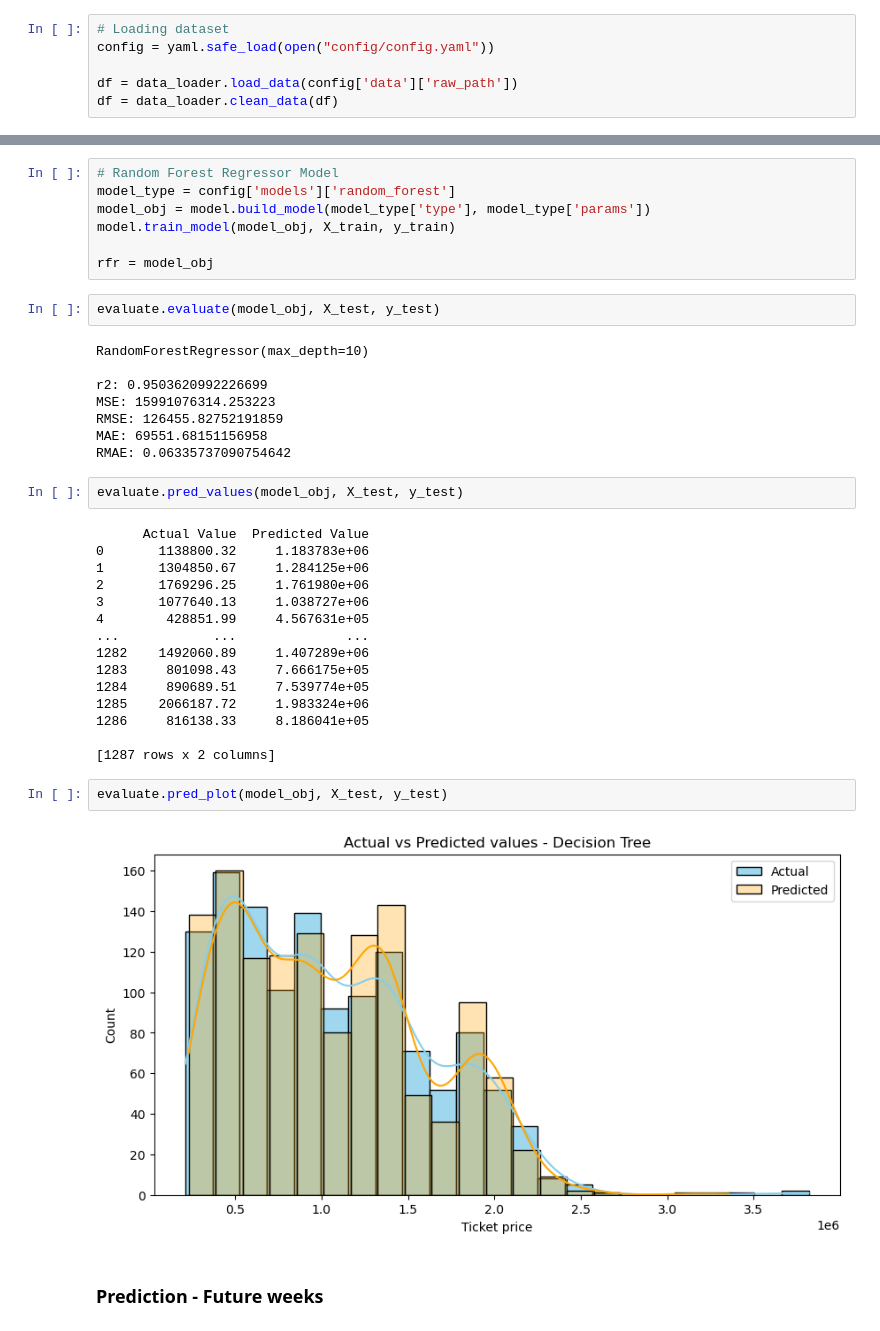
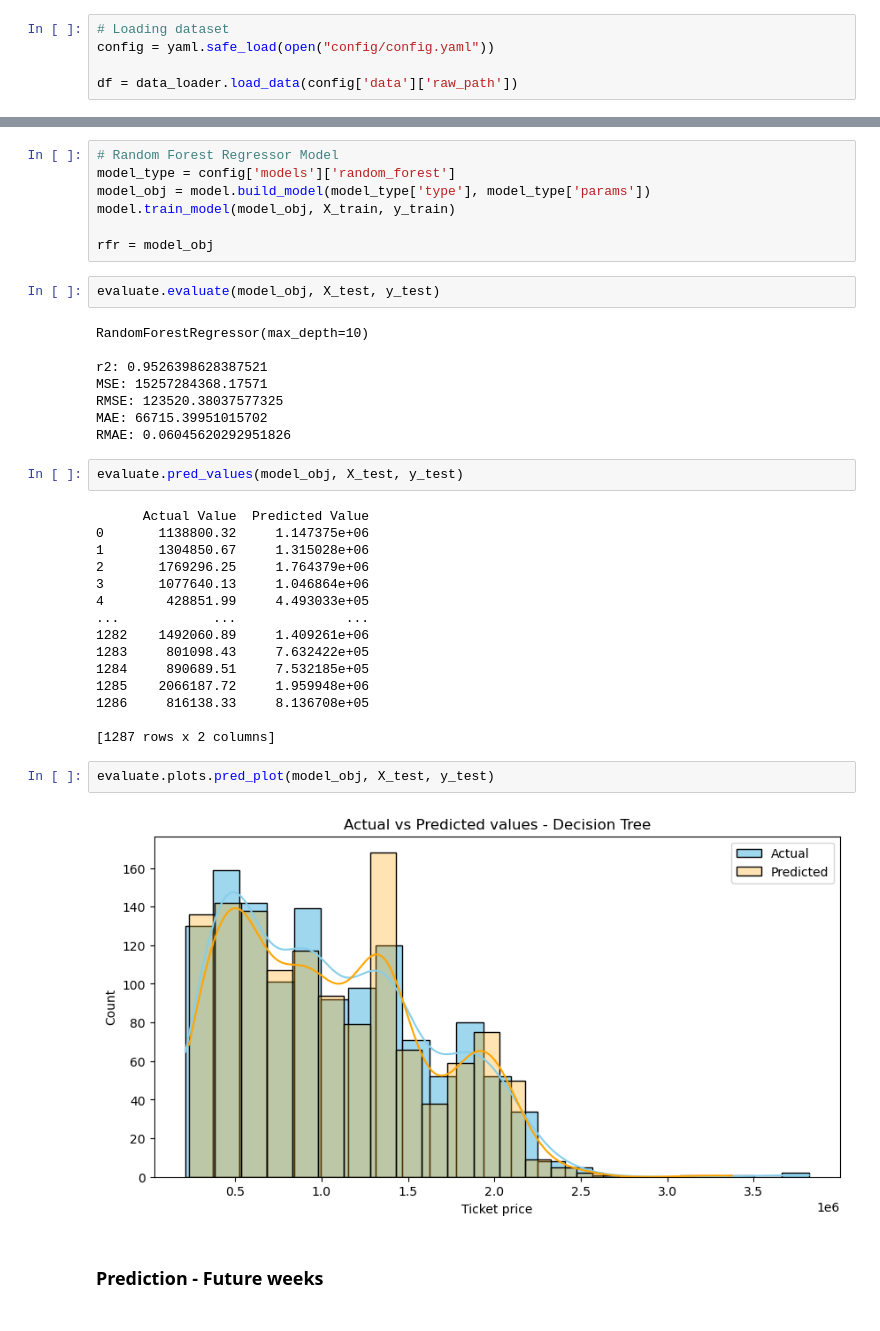
Before and after one commit to brendanros31/ML-Walmart-Revenue-Prediction, a Jupyter notebook: main.ipynb, the cells around one changed output, grey strips where cells are left out. Saved outputs shown, nothing was run; the diff lists cells and outputs as text.

```diff
--- a/main.ipynb
+++ b/main.ipynb
@@ -11,7 +11,6 @@ from sklearn.model_selection import train_test_split
 config = yaml.safe_load(open("config/config.yaml"))
 
 df = data_loader.load_data(config['data']['raw_path'])
-df = data_loader.clean_data(df)
 # %% [markdown]
 # Pre-Processing
 # %%
@@ -148,32 +147,32 @@ evaluate.evaluate(model_obj, X_test, y_test)
 # %% [output]
 RandomForestRegressor(max_depth=10)
 
-r2: 0.9503620992226699
-MSE: 15991076314.253223
-RMSE: 126455.82752191859
-MAE: 69551.68151156958
-RMAE: 0.06335737090754642
+r2: 0.9526398628387521
+MSE: 15257284368.17571
+RMSE: 123520.38037577325
+MAE: 66715.39951015702
+RMAE: 0.06045620292951826
 # %%
 evaluate.pred_values(model_obj, X_test, y_test)
 # %% [output]
       Actual Value  Predicted Value
-0       1138800.32     1.183783e+06
-1       1304850.67     1.284125e+06
-2       1769296.25     1.761980e+06
-3       1077640.13     1.038727e+06
-4        428851.99     4.567631e+05
+0       1138800.32     1.147375e+06
+1       1304850.67     1.315028e+06
+2       1769296.25     1.764379e+06
+3       1077640.13     1.046864e+06
+4        428851.99     4.493033e+05
 ...            ...              ...
-1282    1492060.89     1.407289e+06
-1283     801098.43     7.666175e+05
-1284     890689.51     7.539774e+05
-1285    2066187.72     1.983324e+06
-1286     816138.33     8.186041e+05
+1282    1492060.89     1.409261e+06
+1283     801098.43     7.632422e+05
+1284     890689.51     7.532185e+05
+1285    2066187.72     1.959948e+06
+1286     816138.33     8.136708e+05
 
 [1287 rows x 2 columns]
 # %%
-evaluate.pred_plot(model_obj, X_test, y_test)
+evaluate.plots.pred_plot(model_obj, X_test, y_test)
 # %% [output]
-[figure, old version]
+[figure, new version]
 # %% [markdown]
 ### Prediction - Future weeks
 # %%
```
Also changed, not shown: parts of 4 cells of this notebook.
